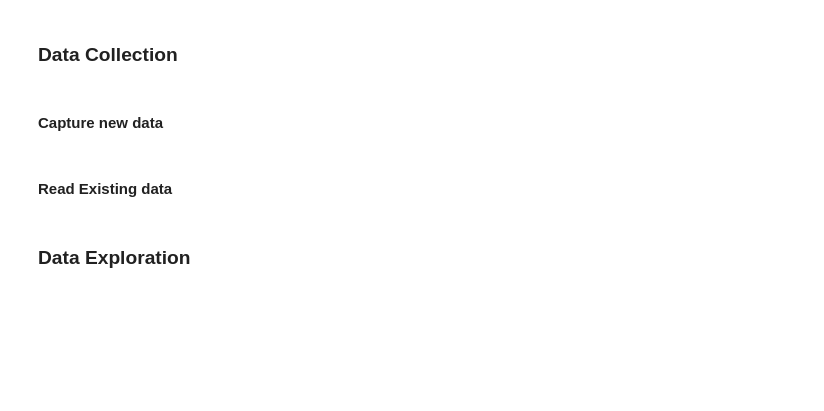
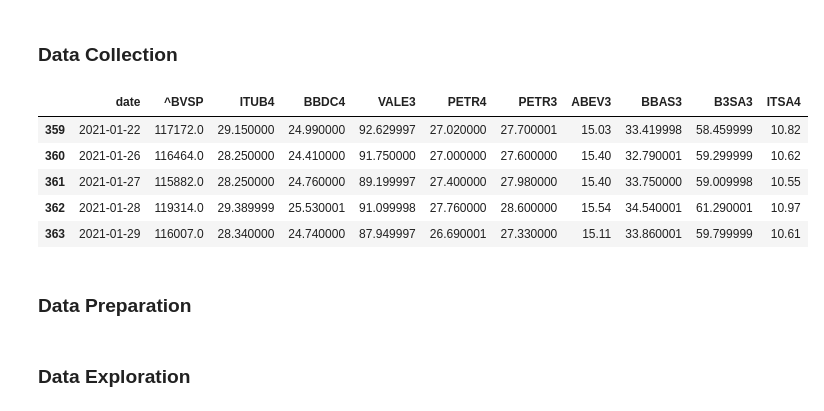
Before and after one commit to adelmofilho/BovespaStockPrediction, a Jupyter notebook: DataExploration.ipynb, the cells around one changed output. Saved outputs shown, nothing was run; the diff lists cells and outputs as text; code cells hidden in the pictures; blank space fills up the shorter version.

```diff
--- a/DataExploration.ipynb
+++ b/DataExploration.ipynb
@@ -82,2 +22,0 @@ collect_data(stocks=config["ibov"]["stocks"],
-# %% [markdown]
-#### Capture new data
@@ -99,2 +22,0 @@ ibovespa.to_csv(os.path.join(data_dir, filename), index=False)
-# %% [markdown]
-#### Read Existing data
@@ -103,0 +28,11 @@ ibovespa = pd.read_csv(os.path.join(data_dir, filename))
+# %%
+raw_data.tail()
+# %% [output]
+|  | date | ^BVSP | ITUB4 | BBDC4 | VALE3 | PETR4 | PETR3 | ABEV3 | BBAS3 | B3SA3 | ITSA4 |
+| 359 | 2021-01-22 | 117172.0 | 29.150000 | 24.990000 | 92.629997 | 27.020000 | 27.700001 | 15.03 | 33.419998 | 58.459999 | 10.82 |
+| 360 | 2021-01-26 | 116464.0 | 28.250000 | 24.410000 | 91.750000 | 27.000000 | 27.600000 | 15.40 | 32.790001 | 59.299999 | 10.62 |
+| 361 | 2021-01-27 | 115882.0 | 28.250000 | 24.760000 | 89.199997 | 27.400000 | 27.980000 | 15.40 | 33.750000 | 59.009998 | 10.55 |
+| 362 | 2021-01-28 | 119314.0 | 29.389999 | 25.530001 | 91.099998 | 27.760000 | 28.600000 | 15.54 | 34.540001 | 61.290001 | 10.97 |
+| 363 | 2021-01-29 | 116007.0 | 28.340000 | 24.740000 | 87.949997 | 26.690001 | 27.330000 | 15.11 | 33.860001 | 59.799999 | 10.61 |
+# %% [markdown]
+### Data Preparation
```
Also changed, not shown: parts of 49 cells of this notebook, 3 other files.
